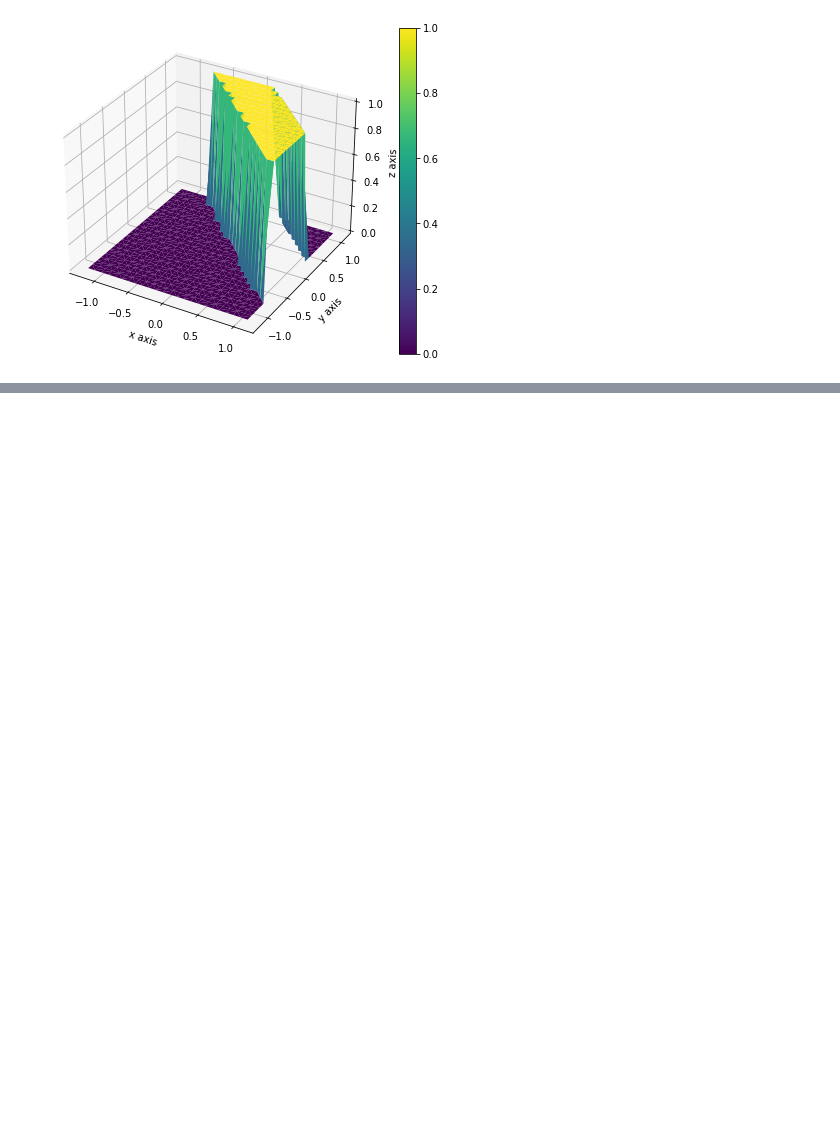
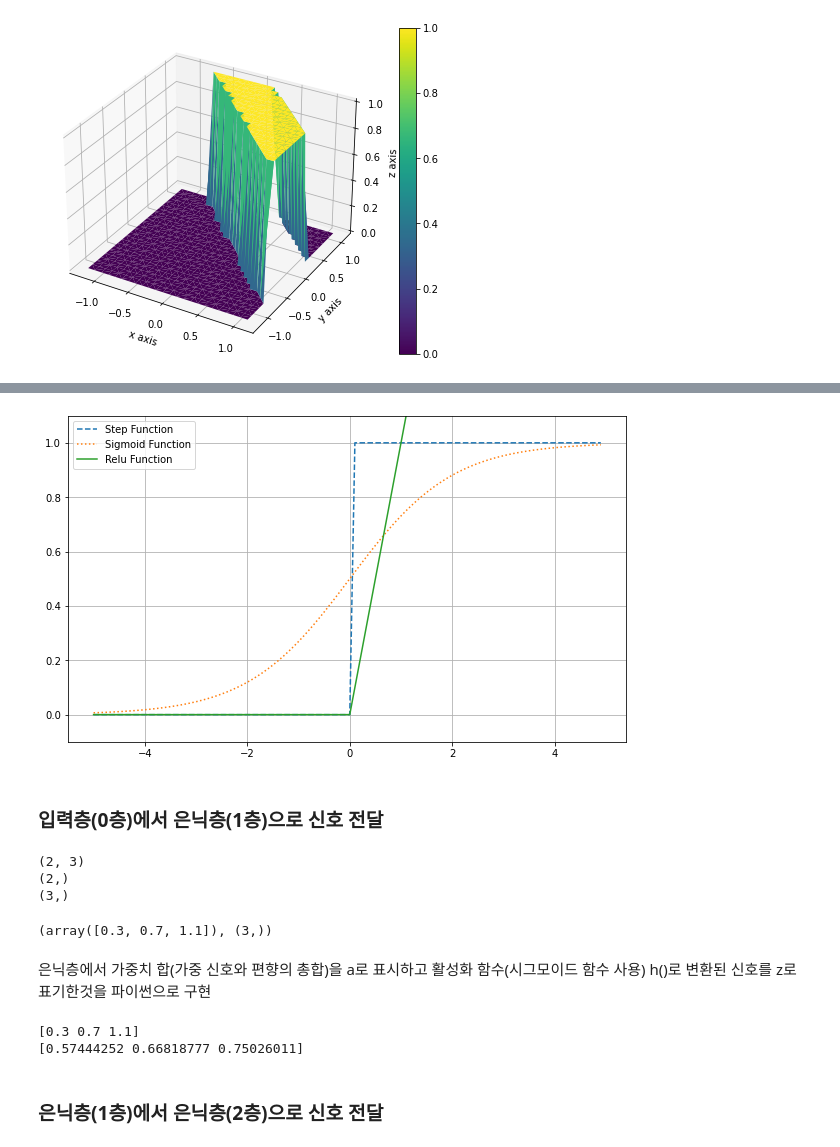
Before and after one commit to lionheartsimon/blog, a Jupyter notebook: _notebooks/2021-09-26-DeepLearningfromScrach.ipynb, the cells around one changed output, grey strips where cells are left out. Cells and saved outputs as stored; diff of their text form; code cells hidden in the pictures; blank space fills up the shorter version.

```diff
--- a/_notebooks/2021-09-26-DeepLearningfromScrach.ipynb
+++ b/_notebooks/2021-09-26-DeepLearningfromScrach.ipynb
@@ -229,0 +237,67 @@ plt.show()
+# %%
+# 계단 함수(step function)
+
+def setp_function(x):
+    y = x > 0
+    return y.astype(int)  # y의 boolean type을 int로 변환시켜 줌
+# %%
+# 시그모이드 함수(sigmoid  function)
+
+def sigmoid(x):
+    return 1/(1+np.exp(-x))
+# %%
+#ReLu 함수 : 입력이 0을 넘으면 그 입력을 그대로 출력하고, 0 이하이면 0을 출력하는 함수
+def relu(x):
+    return np.maximum(0, x)
+# %%
+import numpy as np
+import matplotlib.pyplot as plt
+
+fig = plt.figure(figsize=(10,6))
+# ax = fig.add_subplot(1,1,1)
+
+x=np.arange(-5.0, 5.0, 0.1)
+ystep = setp_function(x)
+ysig = sigmoid(x)
+yrelu = relu(x)
+
+plt.plot(x, ystep, '--', label='Step Function')
+plt.plot(x, ysig, ':', label='Sigmoid Function')
+plt.plot(x, yrelu, label='Relu Function')
+
+plt.ylim(-0.1,1.1)
+plt.grid(True)
+plt.legend()
+plt.show()
+# %% [output]
+[figure, added]
+# %% [markdown]
+### 입력층(0층)에서 은닉층(1층)으로 신호 전달
+# %%
+X = np.array([1.0, 0.5])
+W1 = np.array([[0.1, 0.3, 0.5], [0.2, 0.4, 0.6]])
+B1 = np.array([0.1, 0.2, 0.3])
+
+print(X.shape)  # (2,)
+print(W1.shape) # (2, 3)
+print(B1.shape) # (3,)
+
+A1 = np.dot(X,W1) + B1  # (2,) (2,3) = (3,)
+A1, A1.shape
+# %% [output]
+(2, 3)
+(2,)
+(3,)
+(array([0.3, 0.7, 1.1]), (3,))
+# %% [markdown]
+은닉층에서 가중치 합(가중 신호와 편향의 총합)을 a로 표시하고 활성화 함수(시그모이드 함수 사용) h()로 변환된 신호를 z로 표기한것을 파이썬으로 구현
+# %%
+Z1 = sigmoid(A1)
+
+print(A1) # [0.3 0.7 1.1]
+print(Z1) # [0.57444252 0.66818777 0.75026011]
+# %% [output]
+[0.3 0.7 1.1]
+[0.57444252 0.66818777 0.75026011]
+# %% [markdown]
+### 은닉층(1층)에서 은닉층(2층)으로 신호 전달
```
Also changed, not shown: parts of 7 cells of this notebook.
